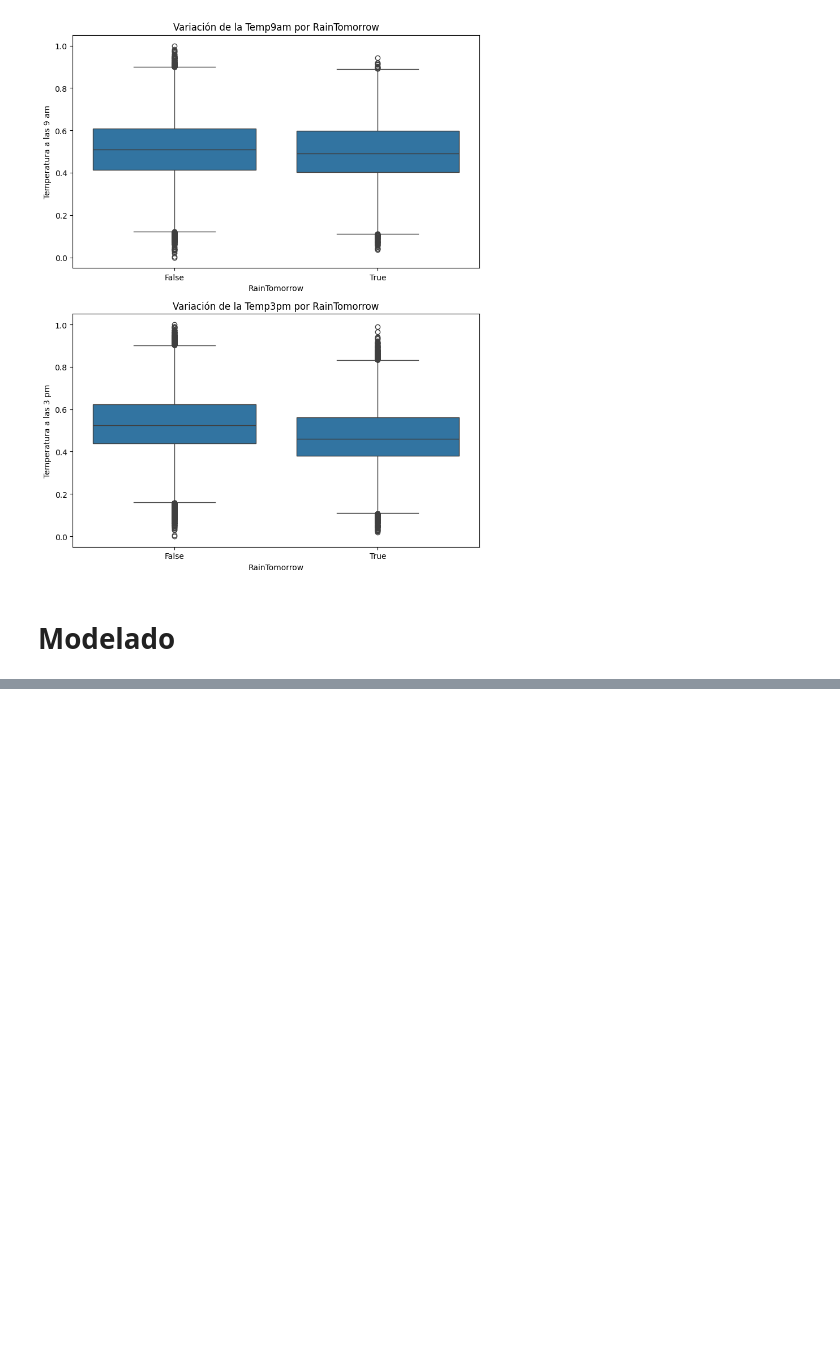
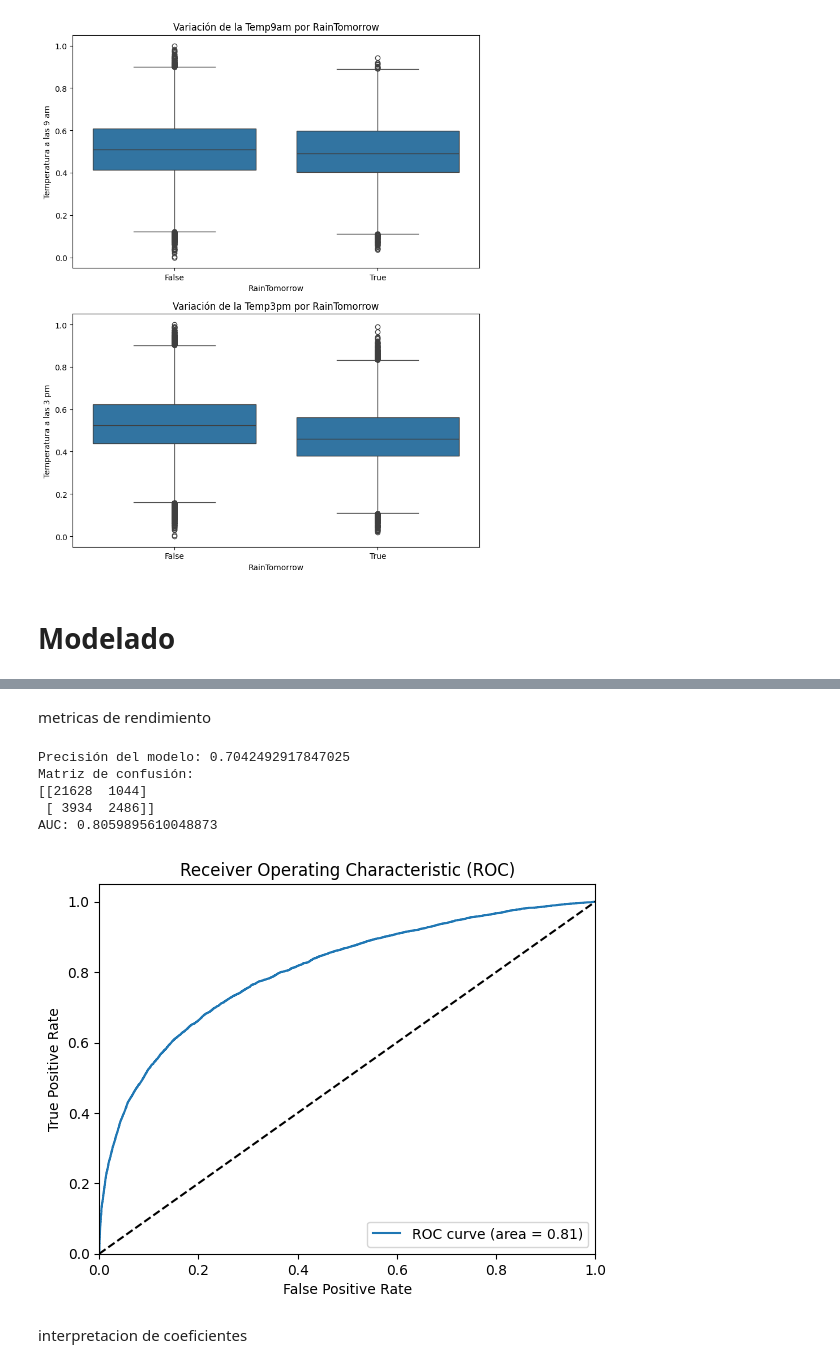
Before and after one commit to DiegoValdez10/HDT6Miner-a, a Jupyter notebook: HDT6.ipynb, the cells around one changed output, grey strips where cells are left out. Saved outputs shown, nothing was run; the diff lists cells and outputs as text; code cells hidden in the pictures; blank space fills up the shorter version.

Commit message:
curva roc

```diff
--- a/HDT6.ipynb
+++ b/HDT6.ipynb
@@ -511,0 +519,2 @@ plt.tight_layout()
+# %%
+X_train, X_test, y_train, y_test = train_test_split(X, y, test_size=0.2, random_state=42)
@@ -511,0 +523,2 @@ plt.tight_layout()
+# %%
+modelo = LogisticRegression()
@@ -511,0 +527,2 @@ plt.tight_layout()
+# %%
+modelo.fit(X_train, y_train)
@@ -511,0 +533,2 @@ plt.tight_layout()
+# %%
+y_pred = modelo.predict(X_test)
@@ -511,0 +565,39 @@ plt.tight_layout()
+# %% [markdown]
+metricas de rendimiento
+# %%
+# Calcula la precisión del modelo
+precision = precision_score(y_test, y_pred)
+
+# Calcula la matriz de confusión
+conf_matrix = confusion_matrix(y_test, y_pred)
+
+# Calcula el AUC (Área bajo la curva ROC)
+y_proba = modelo.predict_proba(X_test)[:,1]
+auc = roc_auc_score(y_test, y_proba)
+
+# Imprime las métricas
+print("Precisión del modelo:", precision)
+print("Matriz de confusión:")
+print(conf_matrix)
+print("AUC:", auc)
+
+# Grafica la curva ROC
+fpr, tpr, thresholds = roc_curve(y_test, y_proba)
+plt.plot(fpr, tpr, label='ROC curve (area = %0.2f)' % auc)
+plt.plot([0, 1], [0, 1], 'k--')
+plt.xlim([0.0, 1.0])
+plt.ylim([0.0, 1.05])
+plt.xlabel('False Positive Rate')
+plt.ylabel('True Positive Rate')
+plt.title('Receiver Operating Characteristic (ROC)')
+plt.legend(loc="lower right")
+plt.show()
+# %% [output]
+Precisión del modelo: 0.7042492917847025
+Matriz de confusión:
+[[21628  1044]
+ [ 3934  2486]]
+AUC: 0.8059895610048873
+[figure, added]
+# %% [markdown]
+interpretacion de coeficientes
```
Also changed, not shown: parts of 13 cells of this notebook.
